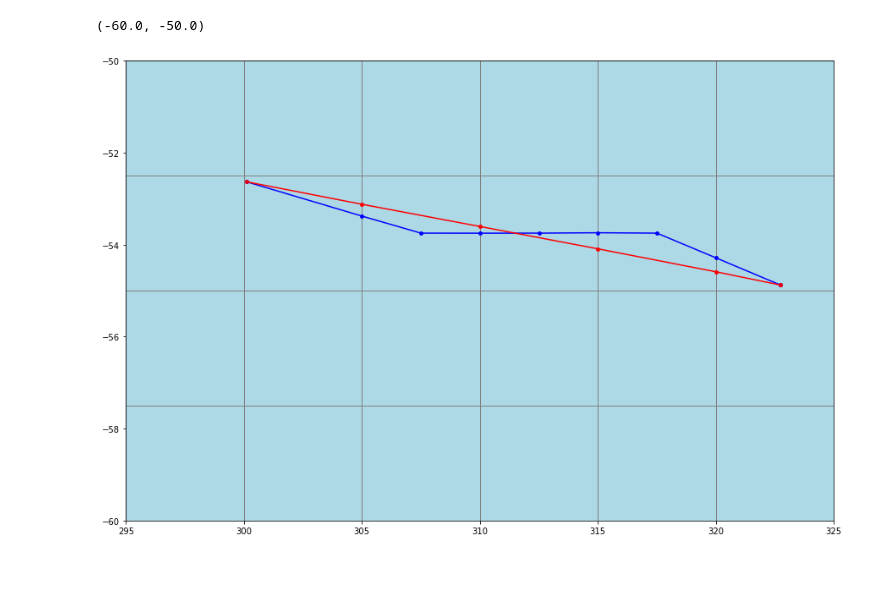
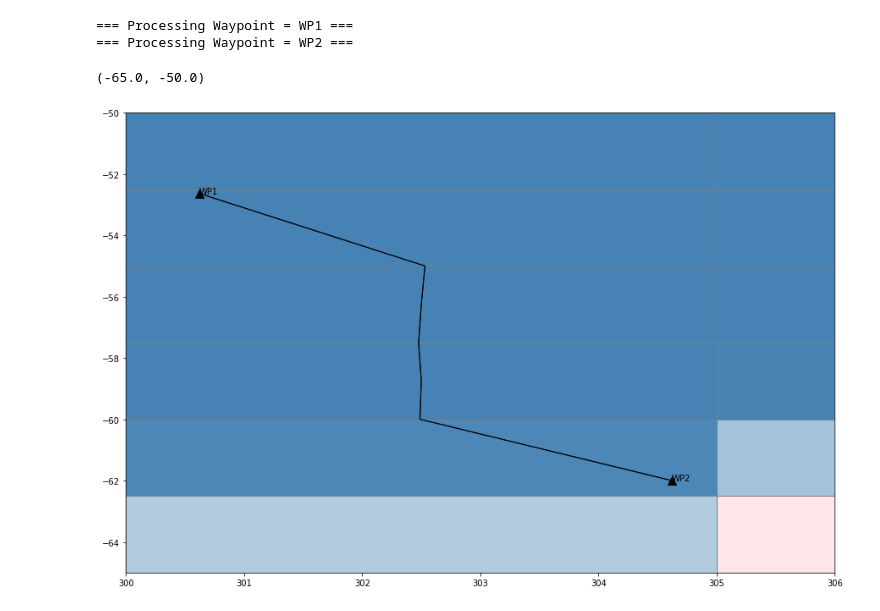
Before and after one commit to antarctica/PolarRoute, a Jupyter notebook: Examples/TestExample_PathOptimisation/PathSmoothing_Latitude.ipynb, the cells around one changed output. Cells and saved outputs as stored; diff of their text form; code cells hidden in the pictures; blank space fills up the shorter version.

Commit message:
PathSmoothing - Initial working examples, still currently some issues with corner cases and haven't tested Split cases.

```diff
--- a/Examples/TestExample_PathOptimisation/PathSmoothing_Latitude.ipynb
+++ b/Examples/TestExample_PathOptimisation/PathSmoothing_Latitude.ipynb
@@ -72,20 +0,0 @@ for iter in tqdm(range(20)):
-# %%
-ax = cellGrid.plot(return_ax=True)
-
-crossingPoints = np.concatenate([Path['Path']['FullPath'][0,:][None,:],
-                                 Path['Path']['CrossingPoints'],
-                                 Path['Path']['FullPath'][-1,:][None,:]])
-
-
-ax.scatter(Path['Path']['FullPath'][:,0],Path['Path']['FullPath'][:,1],15,'b')
-ax.plot(Path['Path']['FullPath'][:,0],Path['Path']['FullPath'][:,1],'b')
-
-ax.scatter(Points[:,0],Points[:,1],15,'r')
-ax.plot(Points[:,0],Points[:,1],'r')
-
-# ax.plot(GT['Long'],GT['Lat'],'k')
-ax.set_xlim([295,325])
-ax.set_ylim([-60,-50])
-# %% [output]
-(-60.0, -50.0)
-[figure, removed]
@@ -91,0 +6,38 @@ ax.set_ylim([-60,-50])
+# %%
+OptInfo = {}
+OptInfo['Bounds Longitude']     = [230,360]
+OptInfo['Bounds Latitude']      = [-80,-40]
+OptInfo['Grid Spacing (dx,dy)'] = [5,2.5]
+OptInfo['Start Time']           = '2017-05-01'
+OptInfo['End Time']             = '2017-06-01'
+OptInfo['WayPoints']            = pd.read_csv('../../resources/WayPoints_TestExample3.csv')
+OptInfo['MaxIceExtent']         = 0.8
+OptInfo['Zero Currents']        = False
+OptInfo['VariableSpeed']        = False
+OptInfo['Time Unit']            = 'days'
+OptInfo['VehicleInfo']          = {}
+OptInfo['VehicleInfo']['Speed'] = 26.3
+OptInfo['VehicleInfo']['Unit']  = 'km/hr'
+OptInfo['Start Waypoints']      = None
+# %%
+icePoints     = LoadIcePoints('../../Data/bsose_i122_2013to2017_1day_SeaIceArea.nc',OptInfo['Start Time'],OptInfo['End Time'])
+currentPoints = LoadCurrentPoints('../../Data/SOSE_surface_velocity_6yearMean_2005-2010.nc')
+
+cellGrid = CellGrid(OptInfo)
+cellGrid.addIcePoints(icePoints)
+cellGrid.addCurrentPoints(currentPoints)
+cellGrid.recursiveSplit(0)
+# %%
+TT = TravelTime(cellGrid)
+TT.Dijkstra(verbrose=True)
+# %% [output]
+=== Processing Waypoint = WP1 ===
+=== Processing Waypoint = WP2 ===
+# %%
+#Plotting the python paths
+ax = TT.PlotPaths()
+ax.set_xlim([300,306])
+ax.set_ylim([-65,-50])
+# %% [output]
+(-65.0, -50.0)
+[figure, added]
```
Also changed, not shown: parts of 6 cells of this notebook, 6 other files.
